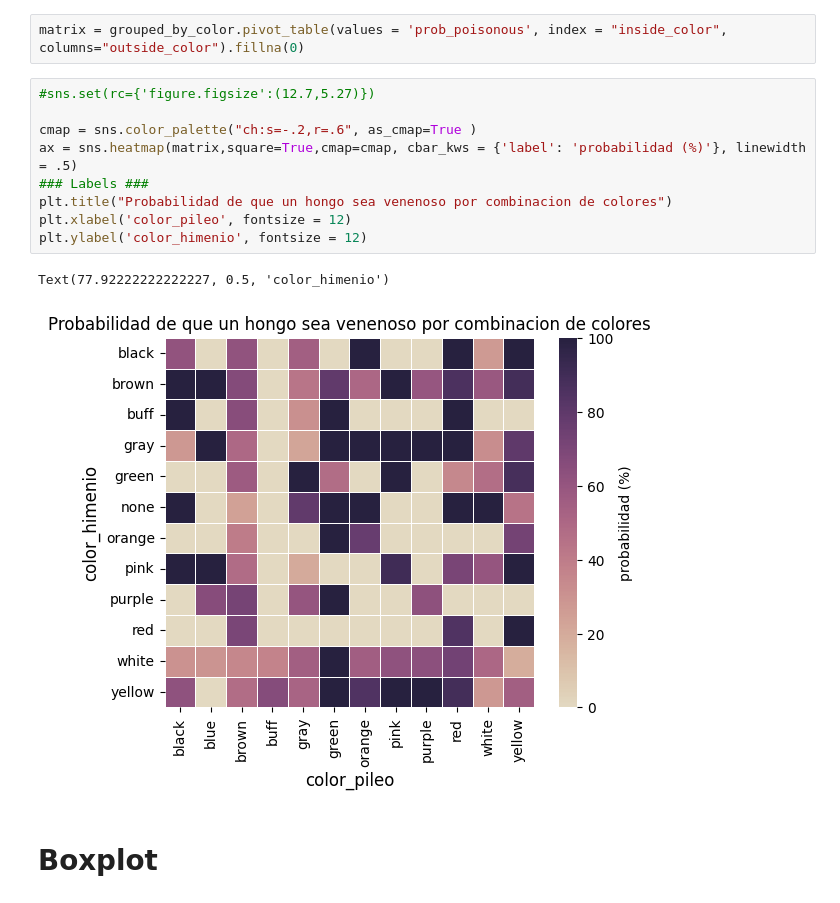
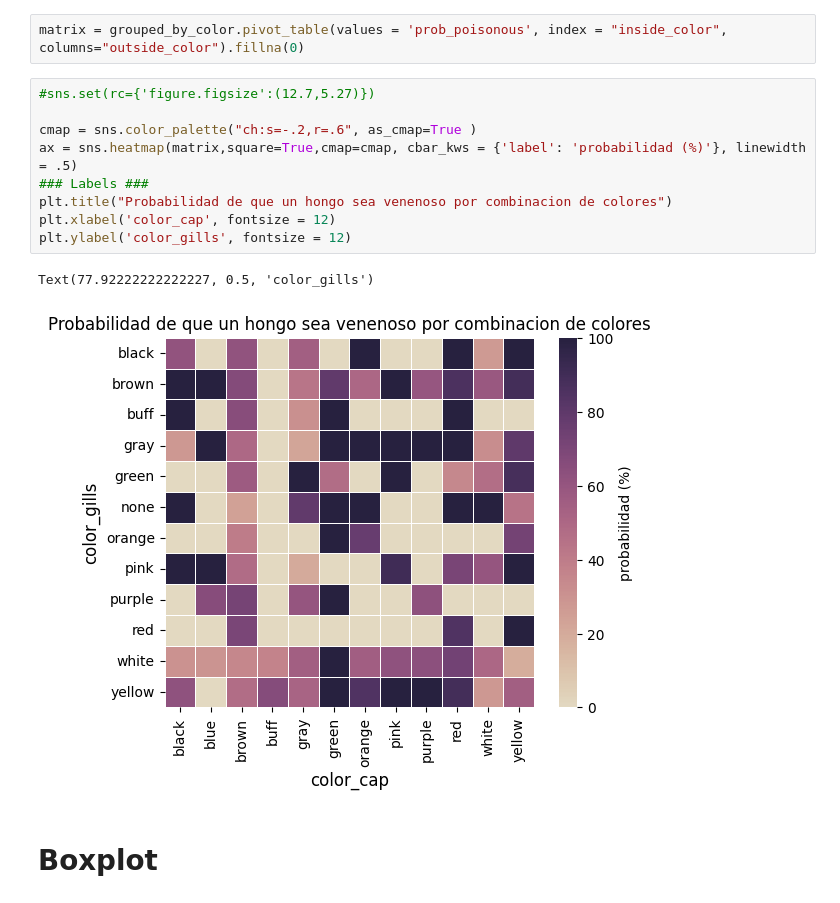
Before and after one commit to LucasVCorrea/Data-Science, a Jupyter notebook: mushrooms_analisis/analisis_exploratorio_plots.ipynb, the cells around one changed output. Saved outputs shown, nothing was run; the diff lists cells and outputs as text.

```diff
--- a/mushrooms_analisis/analisis_exploratorio_plots.ipynb
+++ b/mushrooms_analisis/analisis_exploratorio_plots.ipynb
@@ -171,15 +203,15 @@ matrix = grouped_by_color.pivot_table(values = 'prob_poisonous', index = "inside
 # %%
 #sns.set(rc={'figure.figsize':(12.7,5.27)})
 
 cmap = sns.color_palette("ch:s=-.2,r=.6", as_cmap=True )
 ax = sns.heatmap(matrix,square=True,cmap=cmap, cbar_kws = {'label': 'probabilidad (%)'}, linewidth = .5)
 ### Labels ###
 plt.title("Probabilidad de que un hongo sea venenoso por combinacion de colores")
-plt.xlabel('color_pileo', fontsize = 12)
-plt.ylabel('color_himenio', fontsize = 12)
+plt.xlabel('color_cap', fontsize = 12)
+plt.ylabel('color_gills', fontsize = 12)
 # %% [output]
-Text(77.92222222222227, 0.5, 'color_himenio')
+Text(77.92222222222227, 0.5, 'color_gills')
-[figure, old version]
+[figure, new version]
 # %% [markdown]
 # Boxplot
 # %%
```
Also changed, not shown: parts of 18 cells of this notebook.
